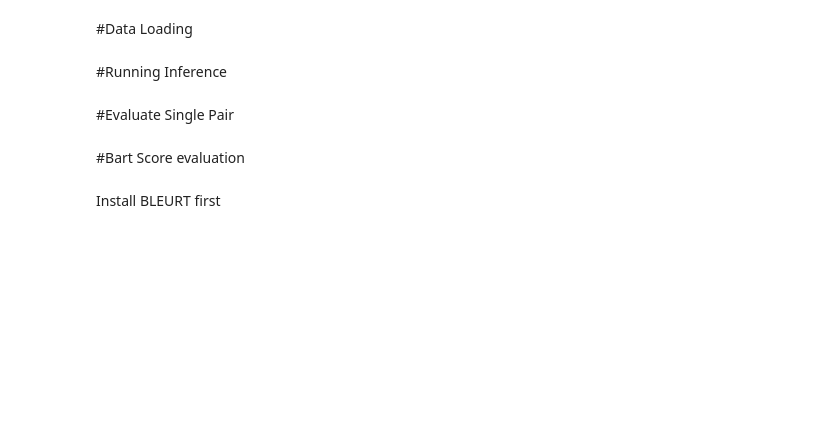
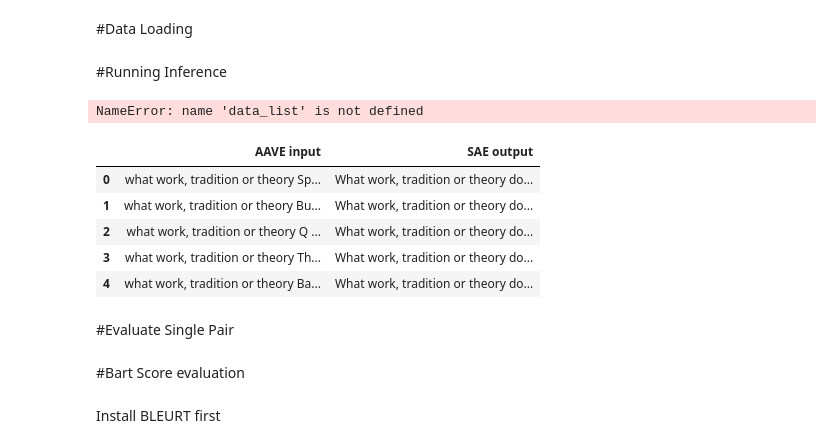
Before and after one commit to camjii/OTHELLO, a Jupyter notebook: AAVE_to_SAE_pipeline_(WORKING).ipynb, the cells around one changed output. Saved outputs shown, nothing was run; the diff lists cells and outputs as text; code cells hidden in the pictures; blank space fills up the shorter version.

```diff
--- a/AAVE_to_SAE_pipeline_(WORKING).ipynb
+++ b/AAVE_to_SAE_pipeline_(WORKING).ipynb
@@ -142,7 +143,7 @@ def translate(data_list):
         },
         {
             "role": "user",
-            "content": f"Transform these incomplete questions into complete, grammatically perfect SAE. {' '.join(data_list[:30])}"  #Joining a list into a string
+            "content": f"Transform these incomplete questions into complete, grammatically perfect SAE. {' '.join(data_list)}"  #Joining a list into a string
         }
     ]
 
@@ -172,7 +173,19 @@ def translate(data_list):
 
 translated_data = pd.DataFrame({"AAVE input": data_list, "SAE output": translate(data_list)})
 
+
 file = translated_data.to_csv("translated_data.csv")
+# %% [output]
+NameError: name 'data_list' is not defined
+# %%
+translated_data.head()
+# %% [output]
+|  | AAVE input | SAE output |
+| 0 | what work, tradition or theory Sp... | What work, tradition or theory do... |
+| 1 | what work, tradition or theory Bu... | What work, tradition or theory do... |
+| 2 | what work, tradition or theory Q ... | What work, tradition or theory do... |
+| 3 | what work, tradition or theory Th... | What work, tradition or theory do... |
+| 4 | what work, tradition or theory Ba... | What work, tradition or theory do... |
 # %% [markdown]
 #Evaluate Single Pair
 # %%
```
Also changed, not shown: parts of 11 cells of this notebook, 1 other file.
